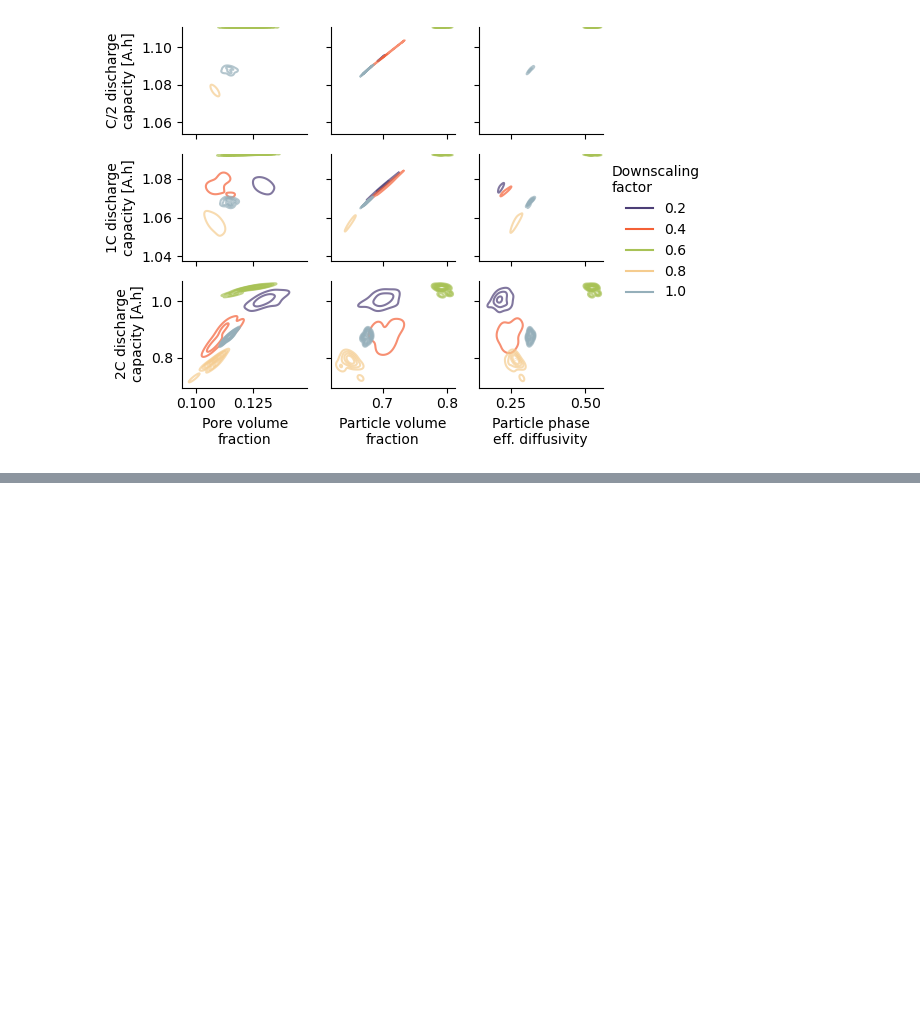
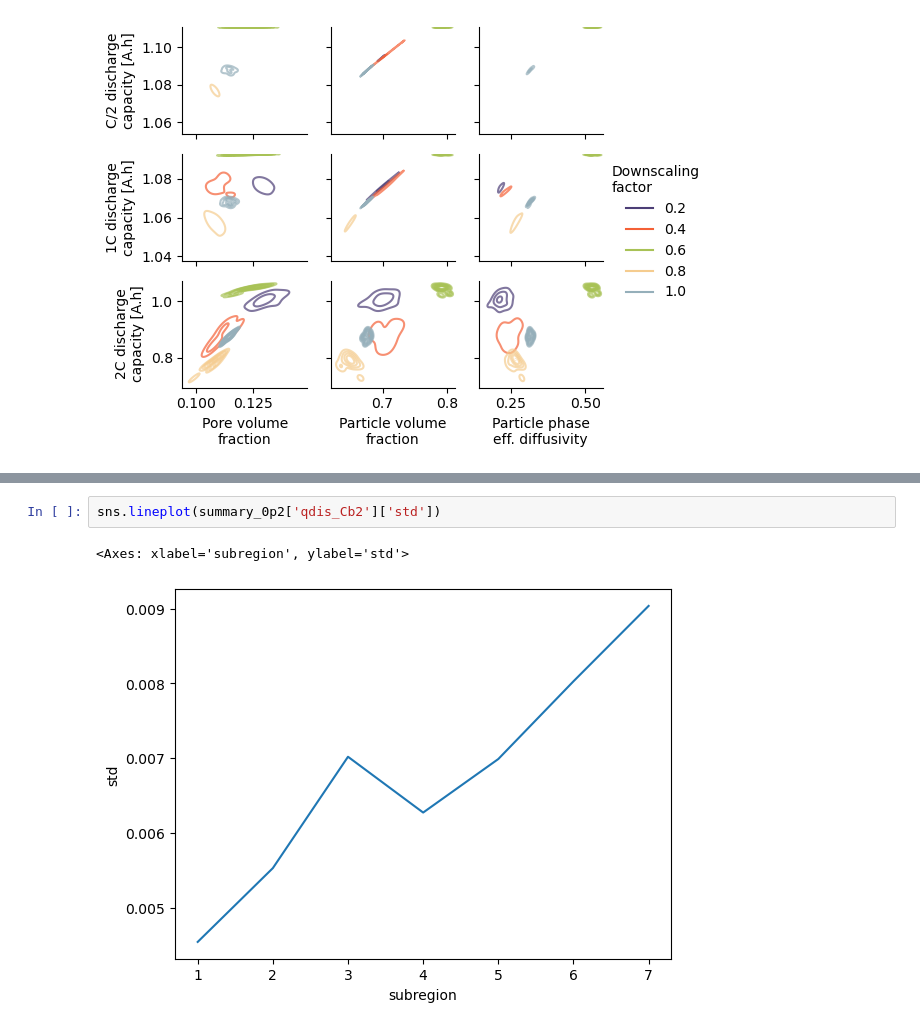
Before and after one commit to NREL/sem-to-echem, a Jupyter notebook: results_analysis.ipynb, the cells around one changed output, grey strips where cells are left out. Drawn from its saved outputs; the diff is of its cells as text; blank space fills up the shorter version.

```diff
--- a/results_analysis.ipynb
+++ b/results_analysis.ipynb
@@ -354,0 +409,5 @@ plt.tight_layout()
+# %%
+sns.lineplot(summary_0p2['qdis_Cb2']['std'])
+# %% [output]
+<Axes: xlabel='subregion', ylabel='std'>
+[figure, added]
```
Also changed, not shown: parts of 10 cells of this notebook, 10 other files.
